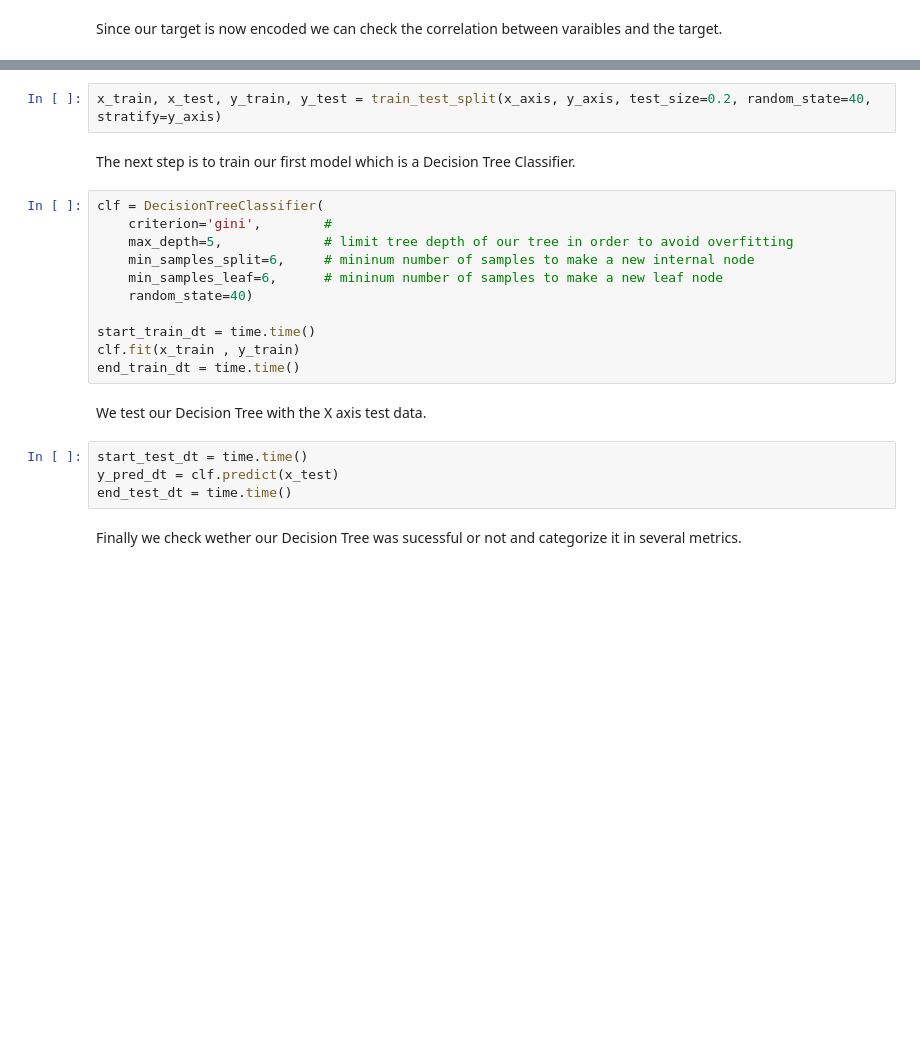
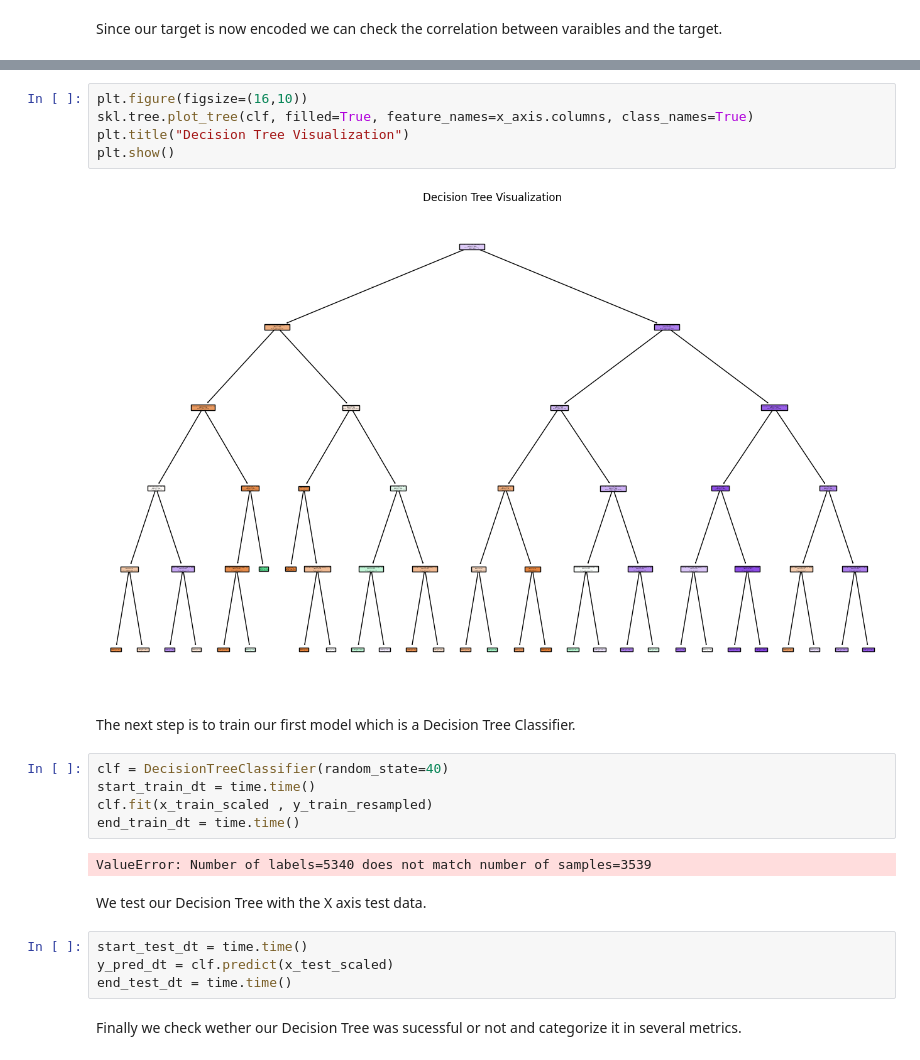
Before and after one commit to andrensenn/IART2, a Jupyter notebook: notebook.ipynb, the cells around one changed output, grey strips where cells are left out. Cells and saved outputs as stored; diff of their text form; blank space fills up the shorter version.

```diff
--- a/notebook.ipynb
+++ b/notebook.ipynb
@@ -161,23 +235,24 @@ As we can see, Tuition fees up to date, Curricular units 1nd sem (approved) and
 # %%
-x_train, x_test, y_train, y_test = train_test_split(x_axis, y_axis, test_size=0.2, random_state=40, stratify=y_axis)
+plt.figure(figsize=(16,10))
+skl.tree.plot_tree(clf, filled=True, feature_names=x_axis.columns, class_names=True)
+plt.title("Decision Tree Visualization")
+plt.show()
+# %% [output]
+[figure, added]
 # %% [markdown]
 The next step is to train our first model which is a Decision Tree Classifier.
 # %%
-clf = DecisionTreeClassifier(
-    criterion='gini',        #
-    max_depth=5,             # limit tree depth of our tree in order to avoid overfitting
-    min_samples_split=6,     # mininum number of samples to make a new internal node
-    min_samples_leaf=6,      # mininum number of samples to make a new leaf node
-    random_state=40)
-
+clf = DecisionTreeClassifier(random_state=40)
 start_train_dt = time.time()
-clf.fit(x_train , y_train)
+clf.fit(x_train_scaled , y_train_resampled)
 end_train_dt = time.time()
+# %% [output]
+ValueError: Number of labels=5340 does not match number of samples=3539
 # %% [markdown]
 We test our Decision Tree with the X axis test data.
 # %%
 start_test_dt = time.time()
-y_pred_dt = clf.predict(x_test)
+y_pred_dt = clf.predict(x_test_scaled)
 end_test_dt = time.time()
 # %% [markdown]
 Finally we check wether our Decision Tree was sucessful or not and categorize it in several metrics.
```
Also changed, not shown: parts of 51 cells of this notebook, 4 other files.
